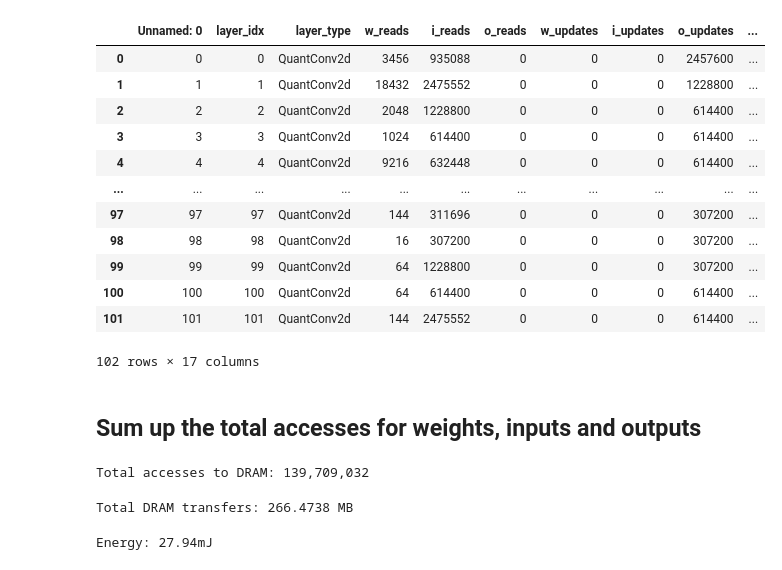
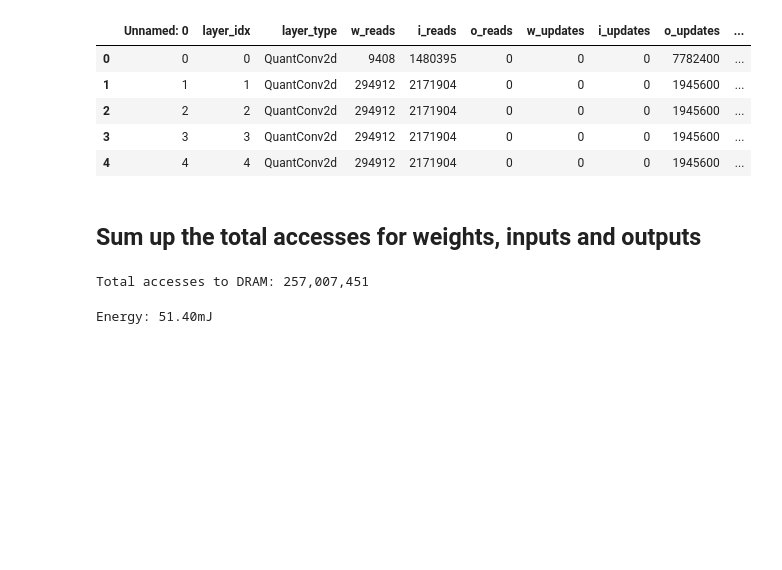
Before and after one commit to itiv-kit/dnn-model-exploration, a Jupyter notebook: evaluation_scripts/dram_accesses.ipynb, the cells around one changed output. Drawn from its saved outputs; the diff is of its cells as text; code cells hidden in the pictures; blank space fills up the shorter version.

```diff
--- a/evaluation_scripts/dram_accesses.ipynb
+++ b/evaluation_scripts/dram_accesses.ipynb
@@ -1,25 +1,22 @@
 # %%
 import pandas as pd
 
-df = pd.read_csv('/home/oq4116/projekte/ai-hardware-accelerators/mixed-precision-dnns/results/dram_accesses_yolop.csv')
-# df = pd.read_csv('/home/oq4116/projekte/ai-hardware-accelerators/mixed-precision-dnns/results/dram_accesses_deeplabv3_resnet101.csv')
-# df = pd.read_csv('/home/oq4116/projekte/ai-hardware-accelerators/mixed-precision-dnns/results/dram_accesses_deeplabv3_mobilenetv2.csv')
+df_dl_mobile = pd.read_csv('/home/oq4116/projekte/ai-hardware-accelerators/mixed-precision-dnns/results_diss/energy_csvs/dram_accesses_deeplabv3_mobilenet.csv')
+df_dl_resnet101 = pd.read_csv('/home/oq4116/projekte/ai-hardware-accelerators/mixed-precision-dnns/results_diss/energy_csvs/dram_accesses_deeplabv3_resnet101.csv')
+df_unet = pd.read_csv('/home/oq4116/projekte/ai-hardware-accelerators/mixed-precision-dnns/results_diss/energy_csvs/dram_accesses_unet.csv')
+df_yolop = pd.read_csv('/home/oq4116/projekte/ai-hardware-accelerators/mixed-precision-dnns/results_diss/energy_csvs/dram_accesses_yolop.csv')
 
-df
+df = df_unet
+
+
+df.head()
 # %% [output]
 |  | Unnamed: 0 | layer_idx | layer_type | w_reads | i_reads | o_reads | w_updates | i_updates | o_updates | ... |
-| 0 | 0 | 0 | QuantConv2d | 3456 | 935088 | 0 | 0 | 0 | 2457600 | ... |
-| 1 | 1 | 1 | QuantConv2d | 18432 | 2475552 | 0 | 0 | 0 | 1228800 | ... |
-| 2 | 2 | 2 | QuantConv2d | 2048 | 1228800 | 0 | 0 | 0 | 614400 | ... |
-| 3 | 3 | 3 | QuantConv2d | 1024 | 614400 | 0 | 0 | 0 | 614400 | ... |
-| 4 | 4 | 4 | QuantConv2d | 9216 | 632448 | 0 | 0 | 0 | 614400 | ... |
-| ... | ... | ... | ... | ... | ... | ... | ... | ... | ... | ... |
-| 97 | 97 | 97 | QuantConv2d | 144 | 311696 | 0 | 0 | 0 | 307200 | ... |
-| 98 | 98 | 98 | QuantConv2d | 16 | 307200 | 0 | 0 | 0 | 307200 | ... |
-| 99 | 99 | 99 | QuantConv2d | 64 | 1228800 | 0 | 0 | 0 | 307200 | ... |
-| 100 | 100 | 100 | QuantConv2d | 64 | 614400 | 0 | 0 | 0 | 614400 | ... |
-| 101 | 101 | 101 | QuantConv2d | 144 | 2475552 | 0 | 0 | 0 | 614400 | ... |
+| 0 | 0 | 0 | QuantConv2d | 9408 | 1480395 | 0 | 0 | 0 | 7782400 | ... |
+| 1 | 1 | 1 | QuantConv2d | 294912 | 2171904 | 0 | 0 | 0 | 1945600 | ... |
+| 2 | 2 | 2 | QuantConv2d | 294912 | 2171904 | 0 | 0 | 0 | 1945600 | ... |
+| 3 | 3 | 3 | QuantConv2d | 294912 | 2171904 | 0 | 0 | 0 | 1945600 | ... |
+| 4 | 4 | 4 | QuantConv2d | 294912 | 2171904 | 0 | 0 | 0 | 1945600 | ... |
-102 rows × 17 columns
 # %% [markdown]
 ## Sum up the total accesses for weights, inputs and outputs
 # %%
@@ -30,12 +27,7 @@ accesses_o = df['o_updates'].sum() + df['o_reads'].sum() + df['o_fills'].sum()
 accesses = accesses_i + accesses_o + accesses_w
 print(f"Total accesses to DRAM: {accesses:,}")
 # %% [output]
-Total accesses to DRAM: 139,709,032
+Total accesses to DRAM: 257,007,451
-# %%
-transfers = accesses * 16/8
-print(f"Total DRAM transfers: {transfers/1048576:,.4f} MB")
-# %% [output]
-Total DRAM transfers: 266.4738 MB
 # %%
 energy = 0.0
 for i, row in df.iterrows():
@@ -46,4 +38,4 @@ for i, row in df.iterrows():
 energy = energy / 1_000_000_000
 print(f"Energy: {energy:,.2f}mJ")
 # %% [output]
-Energy: 27.94mJ
+Energy: 51.40mJ
```
Also changed, not shown: parts of 2 cells of this notebook, 34 other files.
